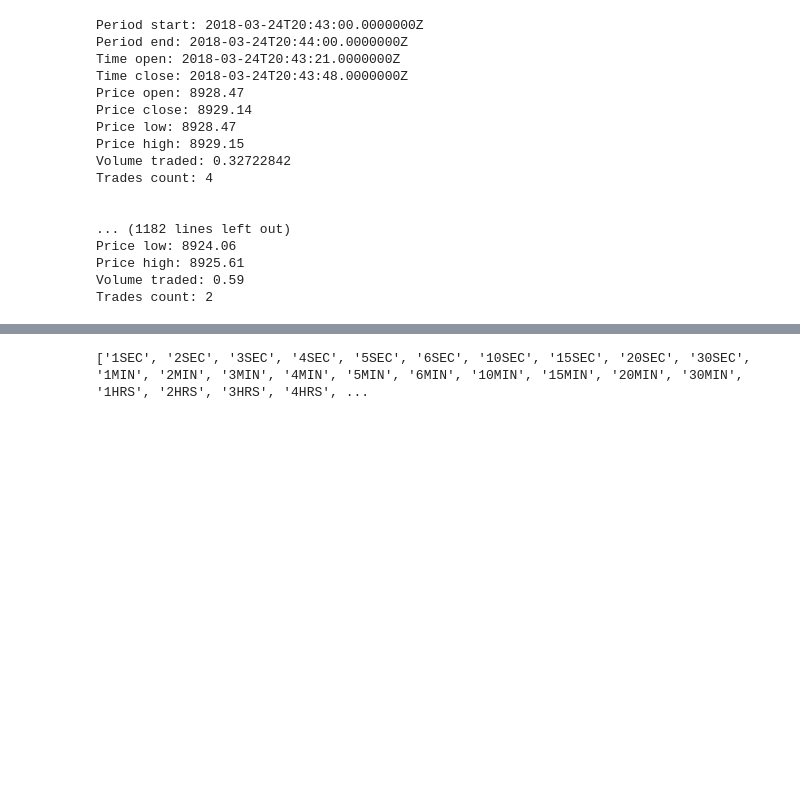
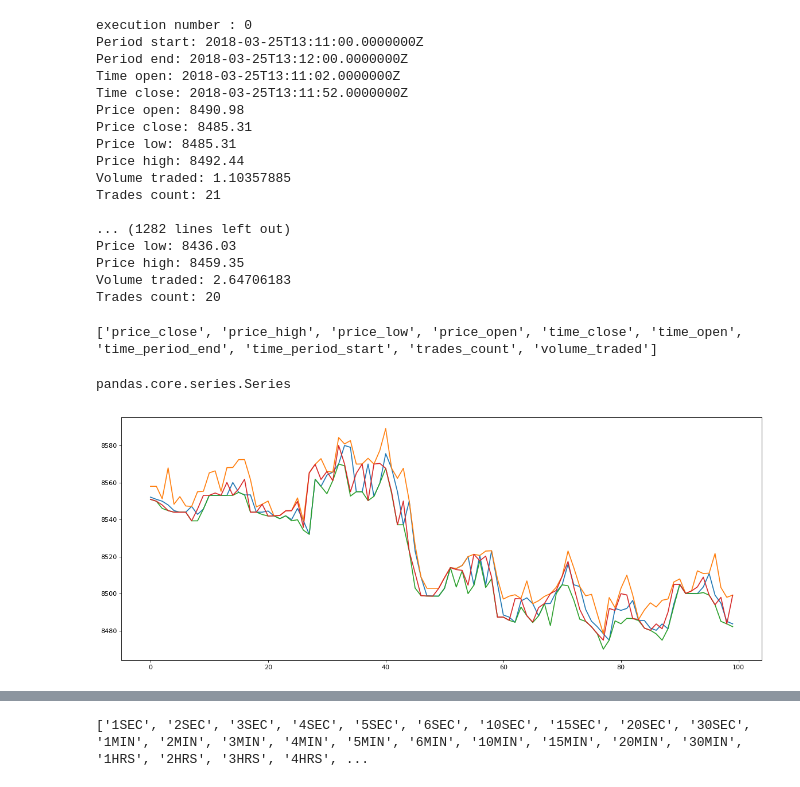
Before and after one commit to pdxtrader/wierd_stuff, a Jupyter notebook: python-rest/test_group_6.ipynb, the cells around one changed output, grey strips where cells are left out. Saved outputs shown, nothing was run; the diff lists cells and outputs as text; code cells hidden in the pictures; blank space fills up the shorter version.

Commit message:
visulization of the pandas series kind of stuff ...

```diff
--- a/python-rest/test_group_6.ipynb
+++ b/python-rest/test_group_6.ipynb
@@ -261,7 +261,10 @@ print(LTC_all_rates)
 # %%
-
+# this block should be analyzed
+ii = 0
 ohlcv_latest = api.ohlcv_latest_data('BITSTAMP_SPOT_BTC_USD', {'period_id': '1MIN'})
 for period in ohlcv_latest:
+    print('execution number : ' + str(ii))
+    ii = ii + 1
     print('Period start: %s'  % period['time_period_start'])
     print('Period end: %s'    % period['time_period_end'])
     print('Time open: %s'     % period['time_open'])
@@ -274,20 +277,61 @@ for period in ohlcv_latest:
     print('Trades count: %s'  % period['trades_count'])
     print('\n')
 # %% [output]
-Period start: 2018-03-24T20:43:00.0000000Z
-Period end: 2018-03-24T20:44:00.0000000Z
-Time open: 2018-03-24T20:43:21.0000000Z
-Time close: 2018-03-24T20:43:48.0000000Z
-Price open: 8928.47
-Price close: 8929.14
-Price low: 8928.47
-Price high: 8929.15
-Volume traded: 0.32722842
-Trades count: 4
+execution number : 0
+Period start: 2018-03-25T13:11:00.0000000Z
+Period end: 2018-03-25T13:12:00.0000000Z
+Time open: 2018-03-25T13:11:02.0000000Z
+Time close: 2018-03-25T13:11:52.0000000Z
+Price open: 8490.98
+Price close: 8485.31
+Price low: 8485.31
+Price high: 8492.44
+Volume traded: 1.10357885
+Trades count: 21
 
-
-... (1182 lines left out)
-Price low: 8924.06
-Price high: 8925.61
-Volume traded: 0.59
-Trades count: 2
+... (1282 lines left out)
+Price low: 8436.03
+Price high: 8459.35
+Volume traded: 2.64706183
+Trades count: 20
+# %%
+def ohlcv_lastest_data():
+    ohlcv_latest = api.ohlcv_latest_data('BITSTAMP_SPOT_BTC_USD', {'period_id': '1MIN'})
+    return ohlcv_latest
+# %%
+
+import pandas as pd
+
+ohlcv_latest  =  api.ohlcv_latest_data('BITSTAMP_SPOT_BTC_USD', {'period_id': '1MIN'})
+a             =  ohlcv_lastest_data()
+a_df          =  pd.DataFrame(a)
+
+type(a_df)
+
+column_names = list(a_df.columns.values)
+print(column_names)
+
+price_close         = a_df[a_df.columns.values[0]]
+price_high          = a_df[a_df.columns.values[1]]
+price_low           = a_df[a_df.columns.values[2]]
+price_open          = a_df[a_df.columns.values[3]]
+time_close          = a_df[a_df.columns.values[4]]
+time_open           = a_df[a_df.columns.values[5]]
+time_period_end     = a_df[a_df.columns.values[6]]
+time_period_start   = a_df[a_df.columns.values[7]]
+trades_count        = a_df[a_df.columns.values[8]]
+volume_traded       = a_df[a_df.columns.values[9]]
+
+
+type(a_df_col_0)
+# %% [output]
+['price_close', 'price_high', 'price_low', 'price_open', 'time_close', 'time_open', 'time_period_end', 'time_period_start', 'trades_count', 'volume_traded']
+pandas.core.series.Series
+# %%
+import matplotlib.pyplot as plt
+
+fig=plt.figure(figsize=(18, 7), dpi= 80, facecolor='w', edgecolor='k')
+price_close.plot(); price_high.plot(); price_low.plot();price_open.plot();
+# look at the vaia
+# %% [output]
+[figure, added]
```
Also changed, not shown: parts of 13 cells of this notebook.
